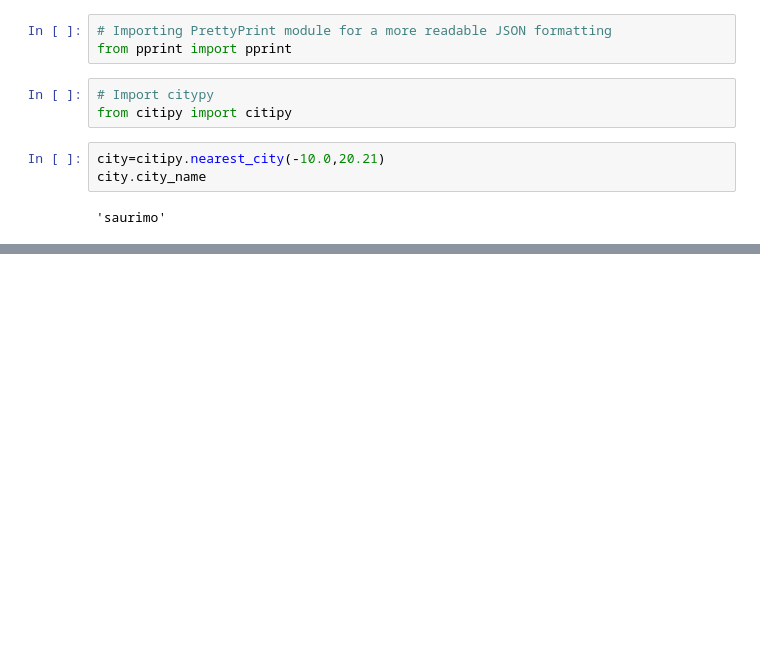
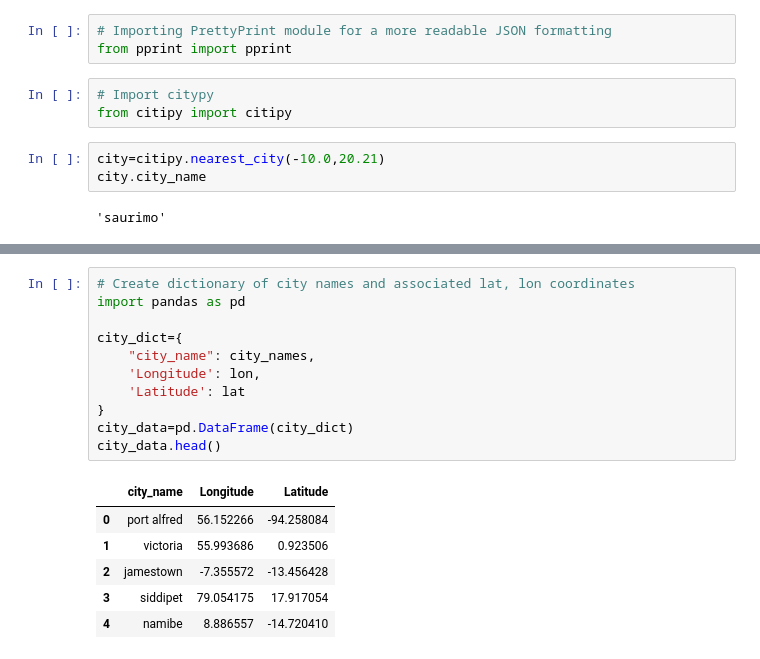
Before and after one commit to i-am-phoenix/python-api-challenge, a Jupyter notebook: WeatherPy/WeatherPy.ipynb, the cells around one changed output, grey strips where cells are left out. Saved outputs shown, nothing was run; the diff lists cells and outputs as text; blank space fills up the shorter version.

```diff
--- a/WeatherPy/WeatherPy.ipynb
+++ b/WeatherPy/WeatherPy.ipynb
@@ -58,0 +54,18 @@ Sampling new city
+# %%
+# Create dictionary of city names and associated lat, lon coordinates
+import pandas as pd
+
+city_dict={
+    "city_name": city_names,
+    'Longitude': lon,
+    'Latitude': lat
+}
+city_data=pd.DataFrame(city_dict)
+city_data.head()
+# %% [output]
+|  | city_name | Longitude | Latitude |
+| 0 | port alfred | 56.152266 | -94.258084 |
+| 1 | victoria | 55.993686 | 0.923506 |
+| 2 | jamestown | -7.355572 | -13.456428 |
+| 3 | siddipet | 79.054175 | 17.917054 |
+| 4 | namibe | 8.886557 | -14.720410 |
```
Also changed, not shown: parts of 2 cells of this notebook.
